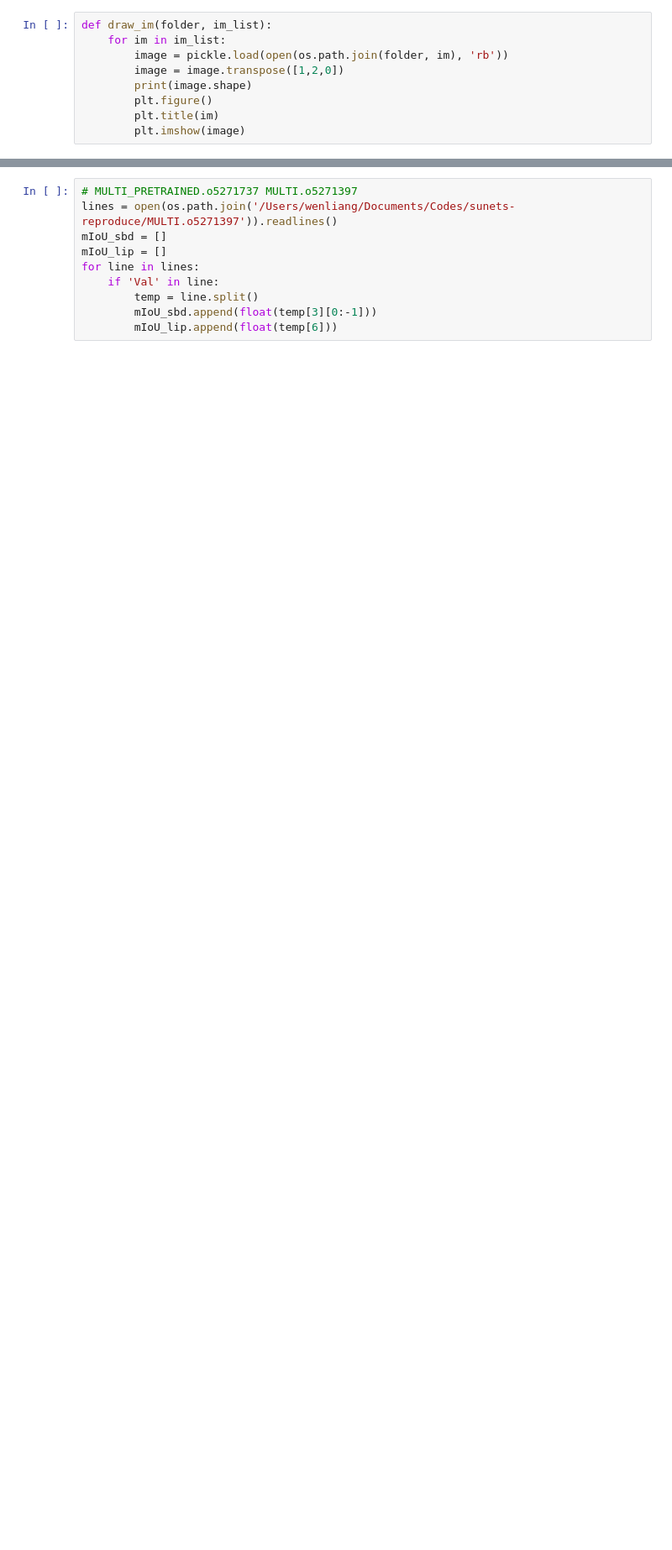
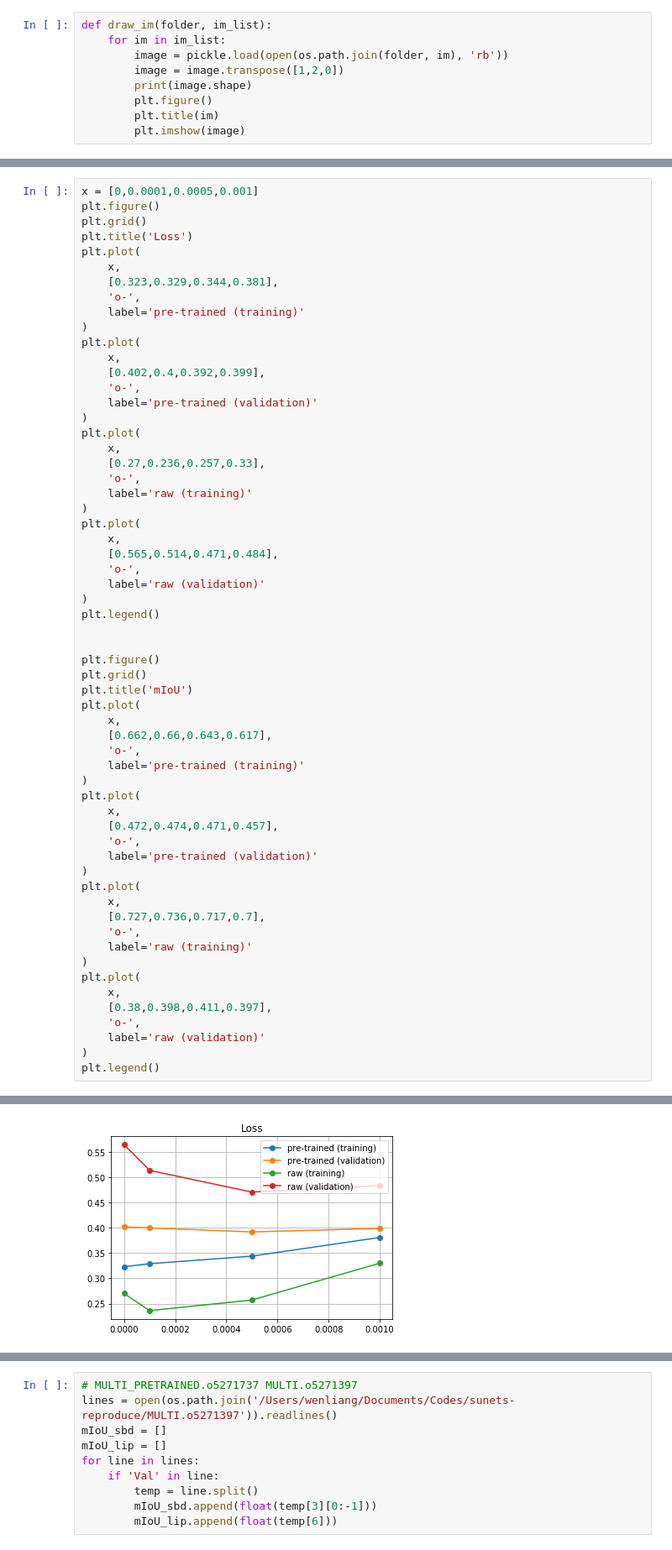
Before and after one commit to wenliangdai/msc-project, a Jupyter notebook: visualisation.ipynb, the cells around one changed output, grey strips where cells are left out. Shown: that part at 84% size. Cells and saved outputs as stored; diff of their text form; blank space fills up the shorter version.

```diff
--- a/visualisation.ipynb
+++ b/visualisation.ipynb
@@ -166,0 +177,61 @@ draw('results_fcn32resnet18_sbd_pretrained', loss_range=[0,2])
+# %%
+x = [0,0.0001,0.0005,0.001]
+plt.figure()
+plt.grid()
+plt.title('Loss')
+plt.plot(
+    x,
+    [0.323,0.329,0.344,0.381],
+    'o-',
+    label='pre-trained (training)'
+)
+plt.plot(
+    x,
+    [0.402,0.4,0.392,0.399],
+    'o-',
+    label='pre-trained (validation)'
+)
+plt.plot(
+    x,
+    [0.27,0.236,0.257,0.33],
+    'o-',
+    label='raw (training)'
+)
+plt.plot(
+    x,
+    [0.565,0.514,0.471,0.484],
+    'o-',
+    label='raw (validation)'
+)
+plt.legend()
+
+
+plt.figure()
+plt.grid()
+plt.title('mIoU')
+plt.plot(
+    x,
+    [0.662,0.66,0.643,0.617],
+    'o-',
+    label='pre-trained (training)'
+)
+plt.plot(
+    x,
+    [0.472,0.474,0.471,0.457],
+    'o-',
+    label='pre-trained (validation)'
+)
+plt.plot(
+    x,
+    [0.727,0.736,0.717,0.7],
+    'o-',
+    label='raw (training)'
+)
+plt.plot(
+    x,
+    [0.38,0.398,0.411,0.397],
+    'o-',
+    label='raw (validation)'
+)
+plt.legend()
+# %% [output]
@@ -166,0 +239 @@ draw('results_fcn32resnet18_sbd_pretrained', loss_range=[0,2])
+[figure, added]
```
Also changed, not shown: parts of 7 cells of this notebook, 1 other file.
